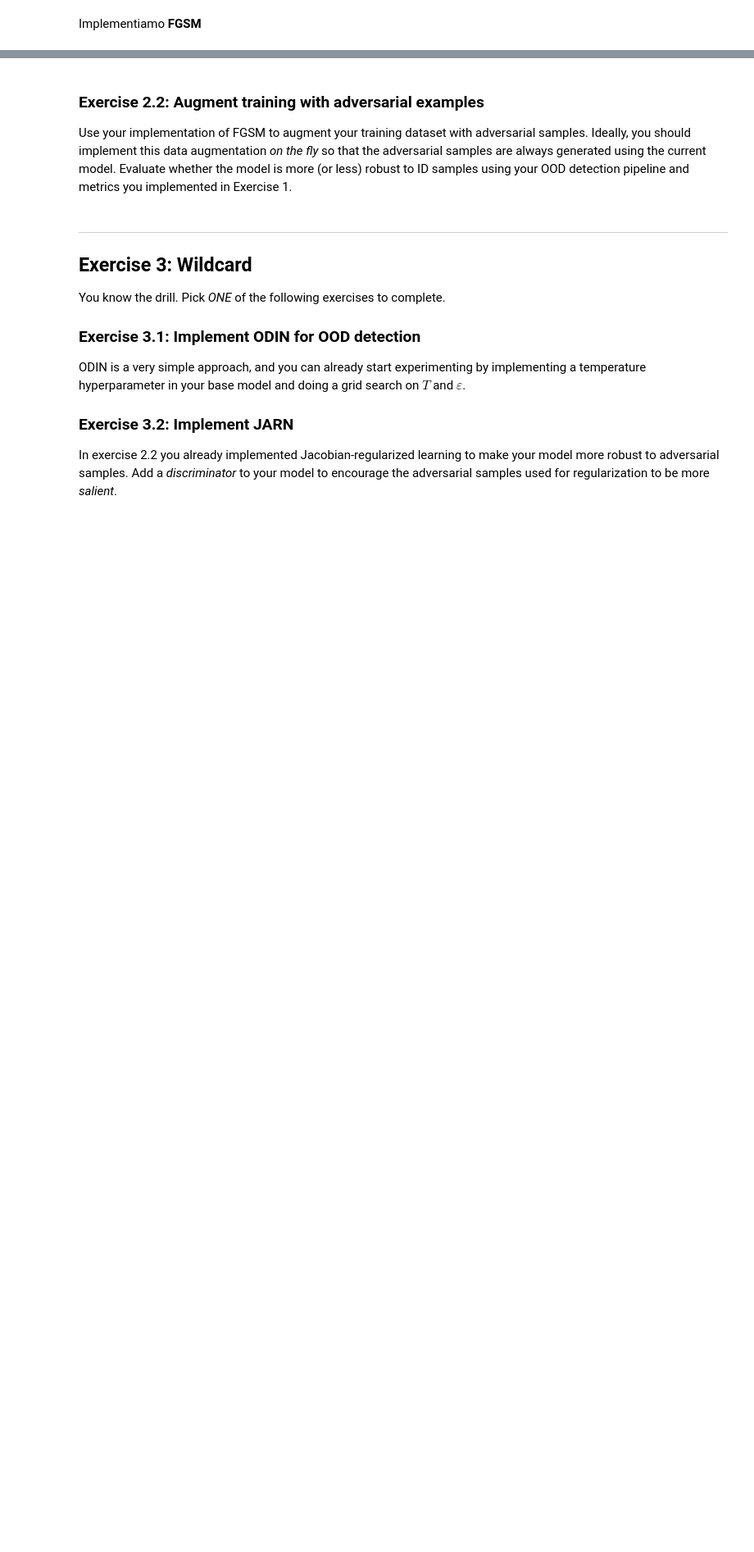
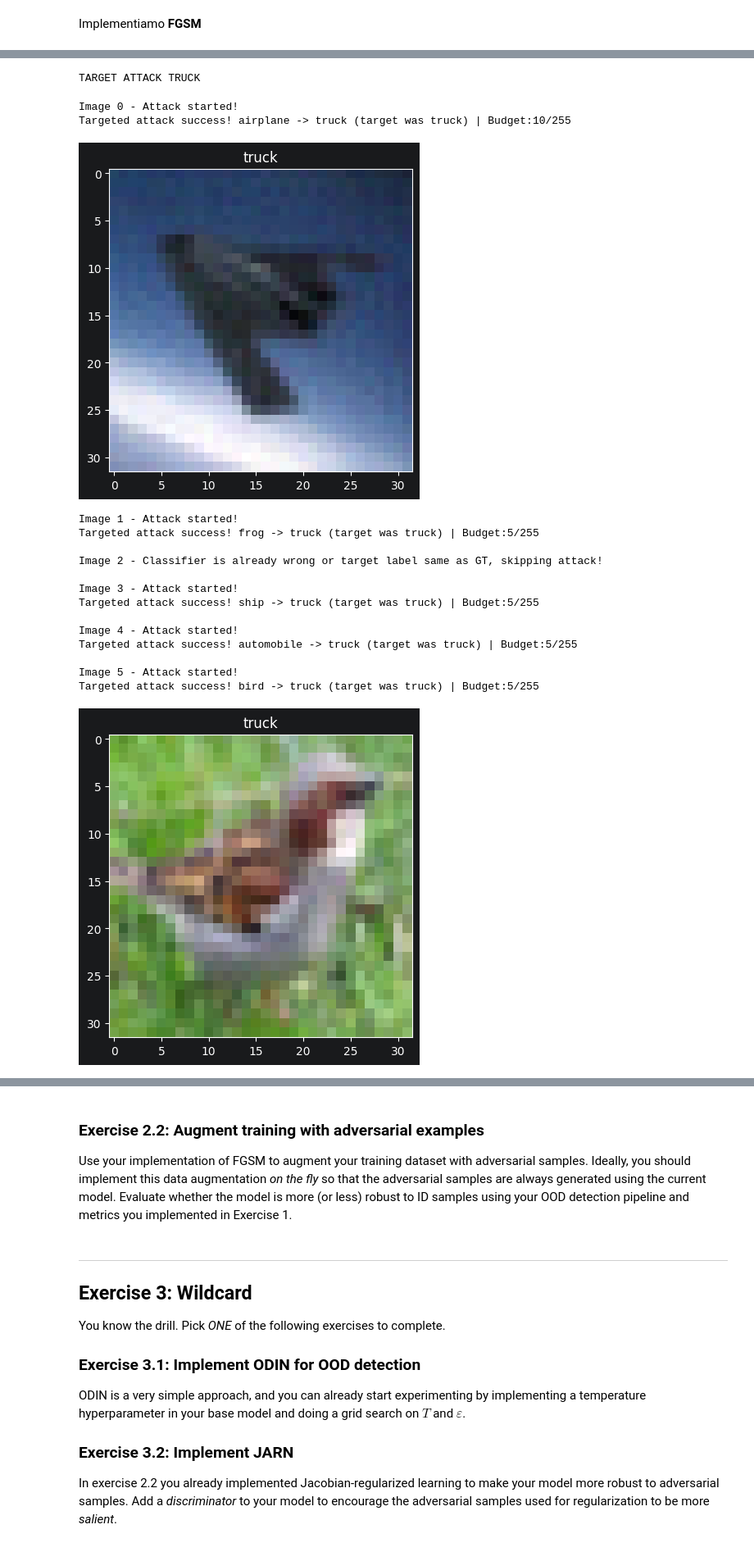
Before and after one commit to Pennelli02/DLA_Labs, a Jupyter notebook: Lab4/Lab4_OOD.ipynb, the cells around one changed output, grey strips where cells are left out. Shown at 82% size. Drawn from its saved outputs; the diff is of its cells as text; code cells hidden in the pictures; blank space fills up the shorter version.

```diff
--- a/Lab4/Lab4_OOD.ipynb
+++ b/Lab4/Lab4_OOD.ipynb
@@ -1224,0 +1397,22 @@ def FGSM(model, image, label, epsilon, targeted=False, target_label=None):
+# %%
+print("TARGET ATTACK TRUCK")
+targeted_attack(model, test_dl=ID, target_label= CIFAR10_CLASSES.index("truck"), sample_id=k)
+# %% [output]
+TARGET ATTACK TRUCK
+Image 0 - Attack started!
+Targeted attack success! airplane -> truck (target was truck) | Budget:10/255
+[figure, added]
+Image 1 - Attack started!
+Targeted attack success! frog -> truck (target was truck) | Budget:5/255
+
+Image 2 - Classifier is already wrong or target label same as GT, skipping attack!
+
+Image 3 - Attack started!
+Targeted attack success! ship -> truck (target was truck) | Budget:5/255
+
+Image 4 - Attack started!
+Targeted attack success! automobile -> truck (target was truck) | Budget:5/255
+
+Image 5 - Attack started!
+Targeted attack success! bird -> truck (target was truck) | Budget:5/255
+[figure, added]
```
Also changed, not shown: parts of 8 cells of this notebook.
